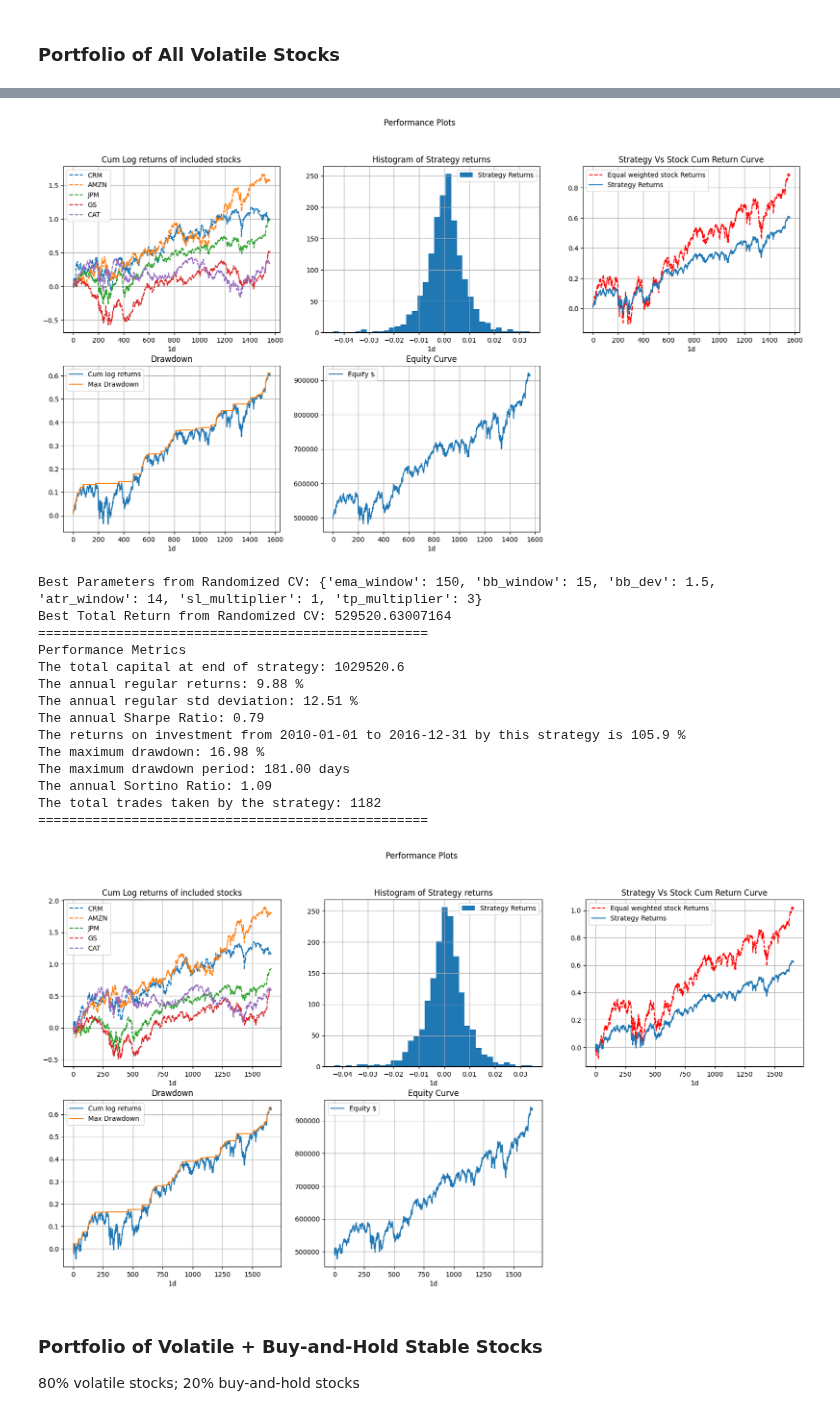
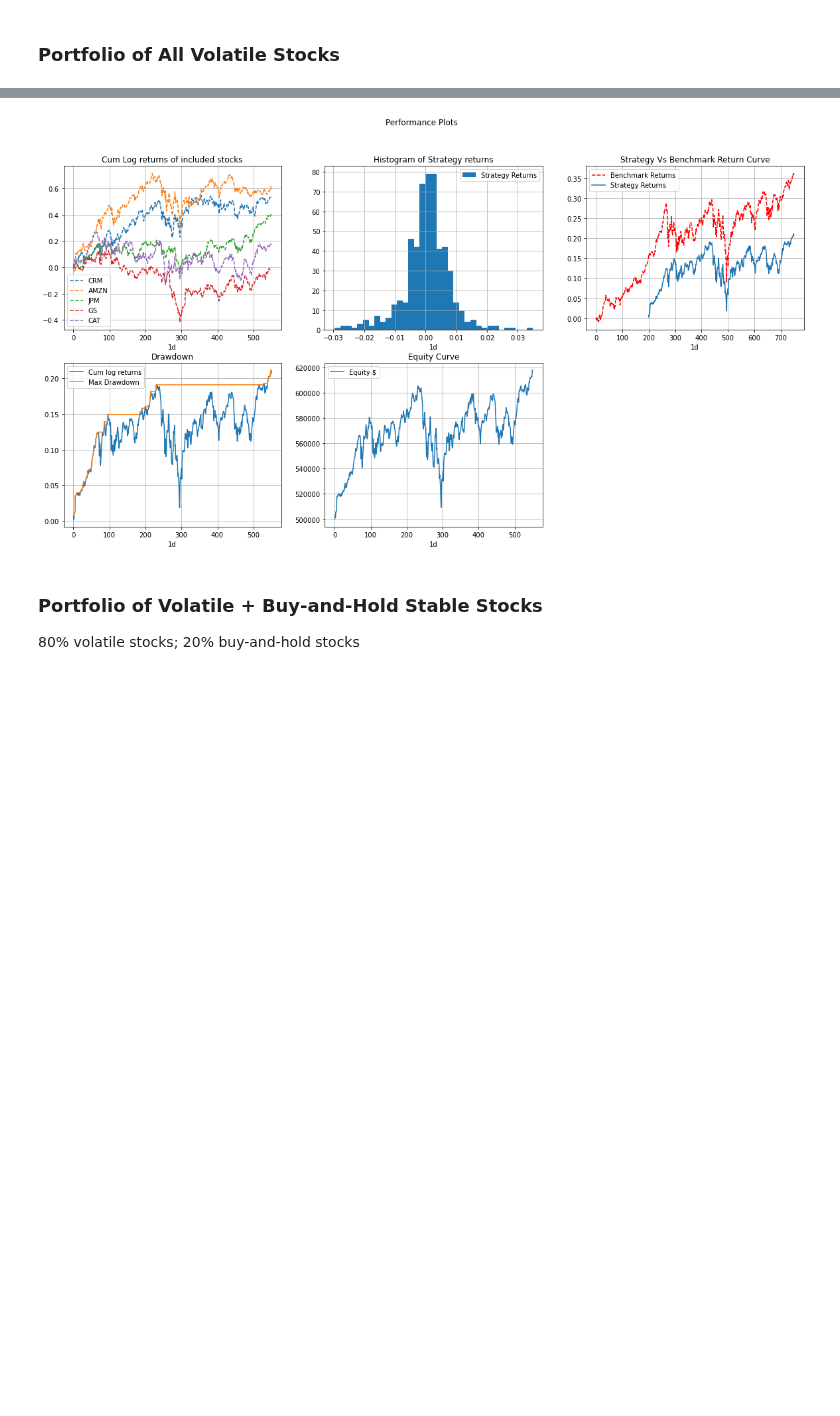
Before and after one commit to pehper/IS4226, a Jupyter notebook: final_strategy.ipynb, the cells around one changed output, grey strips where cells are left out. Drawn from its saved outputs; the diff is of its cells as text; code cells hidden in the pictures; blank space fills up the shorter version.

```diff
--- a/final_strategy.ipynb
+++ b/final_strategy.ipynb
@@ -690,42 +797,42 @@ if __name__ == "__main__":
     hodl_stocks = []
 
     # Create an instance of the strategy class
-    A = All_volatile(trading_stocks, hodl_stocks, training_start, training_end, "1d", initial_capital, 0.00, False)
+    A = All_volatile(trading_stocks, hodl_stocks, testing_start, testing_end, "1d", initial_capital, 0.00, False)
     A.run_strategy(200, 20, 1.5, 14, 3, 3)
     A.performance()
     A.performance_results()
     A.performance_plots()
 
-    B = All_volatile(trading_stocks, hodl_stocks, training_start, training_end, "1d", initial_capital, 0.00, False)
-    # Define the parameter grid for grid search
-    param_grid = {
-      'ema_window': [100, 150, 200],
-      'bb_window': [15, 20, 25],
-      'bb_dev': [1, 1.5, 2, 3],
-      'atr_window': [10, 14, 20],
-      'sl_multiplier': [1, 2, 3],
-      'tp_multiplier': [1, 2, 3]
-    }
+    # B = All_volatile(trading_stocks, hodl_stocks, training_start, training_end, "1d", initial_capital, 0.00, False)
+    # # Define the parameter grid for grid search
+    # param_grid = {
+    #   'ema_window': [100, 150, 200],
+    #   'bb_window': [15, 20, 25],
+    #   'bb_dev': [1, 1.5, 2, 3],
+    #   'atr_window': [10, 14, 20],
+    #   'sl_multiplier': [1, 2, 3],
+    #   'tp_multiplier': [1, 2, 3]
+    # }
 
-    # Perform randomized CV search to find the optimal parameter set
-    best_params = B.randomized_cv_search(param_grid, n_iter=20)
+    # # Perform randomized CV search to find the optimal parameter set
+    # best_params = B.randomized_cv_search(param_grid, n_iter=20)
 
-    # # Perform grid search to find the optimal parameter set
-    # best_params = A.grid_search(param_grid)
+    # # # Perform grid search to find the optimal parameter set
+    # # best_params = A.grid_search(param_grid)
 
-    # Run the strategy with the best parameters found
-    B.run_strategy(
-        best_params['ema_window'],
-        best_params['bb_window'],
-        best_params['bb_dev'],
-        best_params['atr_window'],
-        best_params['sl_multiplier'],
-        best_params['tp_multiplier']
-    )
+    # # Run the strategy with the best parameters found
+    # B.run_strategy(
+    #     best_params['ema_window'],
+    #     best_params['bb_window'],
+    #     best_params['bb_dev'],
+    #     best_params['atr_window'],
+    #     best_params['sl_multiplier'],
+    #     best_params['tp_multiplier']
+    # )
 
-    # Evaluate performance with the best parameters
-    B.performance()
-    B.performance_results()
-    B.performance_plots()
+    # # Evaluate performance with the best parameters
+    # B.performance()
+    # B.performance_results()
+    # B.performance_plots()
 # %% [output]
 ==================================================
@@ -743,19 +855,4 @@ The total trades taken by the strategy: 1066
-[figure, old version]
+[figure, new version]
-Best Parameters from Randomized CV: {'ema_window': 150, 'bb_window': 15, 'bb_dev': 1.5, 'atr_window': 14, 'sl_multiplier': 1, 'tp_multiplier': 3}
-Best Total Return from Randomized CV: 529520.63007164
-==================================================
-Performance Metrics
-The total capital at end of strategy: 1029520.6
-The annual regular returns: 9.88 %
-The annual regular std deviation: 12.51 %
-The annual Sharpe Ratio: 0.79
-The returns on investment from 2010-01-01 to 2016-12-31 by this strategy is 105.9 %
-The maximum drawdown: 16.98 %
-The maximum drawdown period: 181.00 days
-The annual Sortino Ratio: 1.09
-The total trades taken by the strategy: 1182
-==================================================
-[figure, removed]
 # %% [markdown]
 ### Portfolio of Volatile + Buy-and-Hold Stable Stocks
 
```
Also changed, not shown: parts of 3 cells of this notebook.
